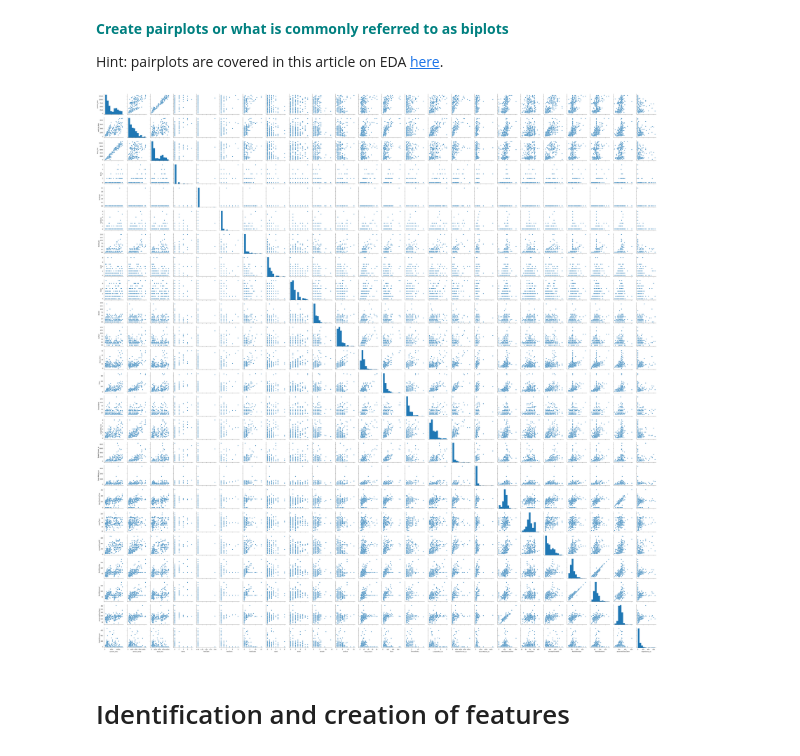
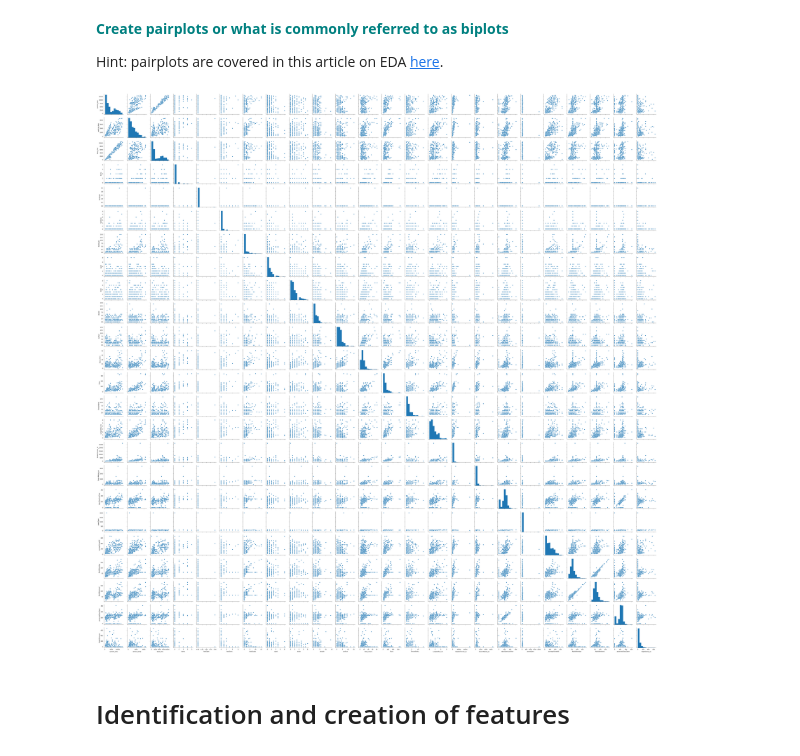
Before and after one commit to j990345/GuidedCapstone, a Jupyter notebook: Exploratory Data Analysis/Notebook_stepthree.ipynb, the cells around one changed output. Saved outputs shown, nothing was run; the diff lists cells and outputs as text; code cells hidden in the pictures.

```diff
--- a/Exploratory Data Analysis/Notebook_stepthree.ipynb
+++ b/Exploratory Data Analysis/Notebook_stepthree.ipynb
@@ -293,9 +292,9 @@ After reviewing these respons varible distributions, there doesn't appear to be
 
 Hint: pairplots are covered in this article on EDA [here](https://medium.com/@aiden.dataminer/the-data-science-method-dsm-exploratory-data-analysis-bc84d4d8d3f9).
 # %%
-g = sns.pairplot(dfno)
+g = sns.pairplot(df)
 # %% [output]
-[figure, old version]
+[figure, new version]
 # %% [markdown]
 # Identification and creation of features
 # %% [markdown]
```
Also changed, not shown: parts of 18 cells of this notebook, 2 other files.
